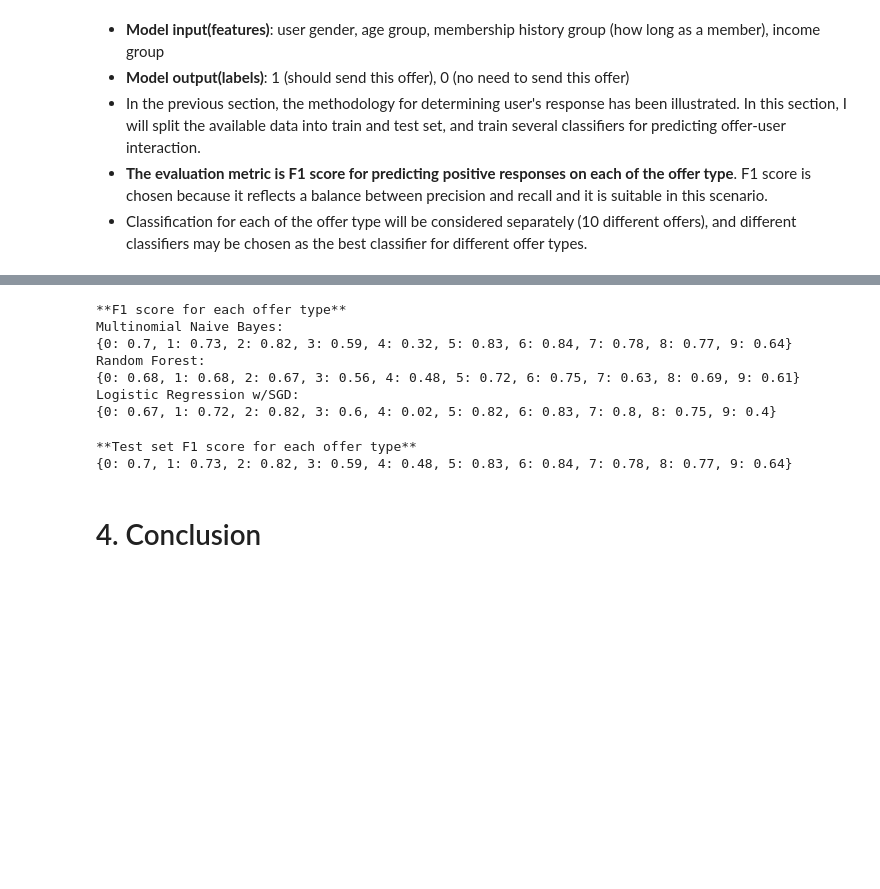
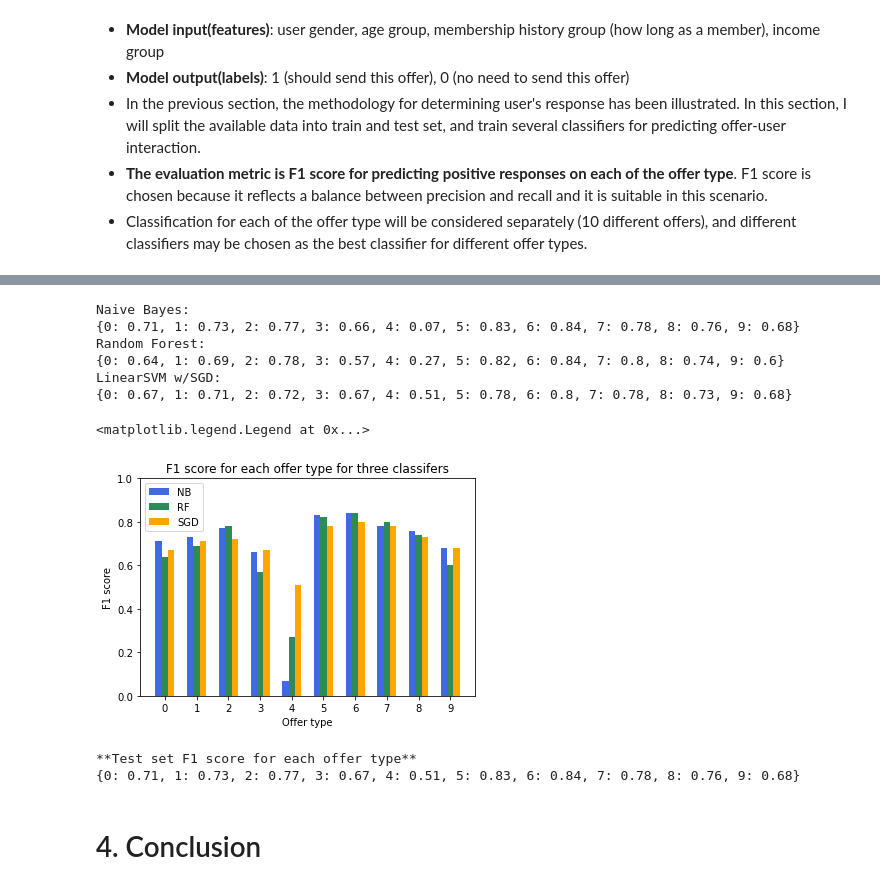
Before and after one commit to aeng1993/udacity_project_starbucks, a Jupyter notebook: Starbucks_Capstone.ipynb, the cells around one changed output, grey strips where cells are left out. Saved outputs shown, nothing was run; the diff lists cells and outputs as text; code cells hidden in the pictures; blank space fills up the shorter version.

Commit message:
update model

```diff
--- a/Starbucks_Capstone.ipynb
+++ b/Starbucks_Capstone.ipynb
@@ -713,32 +777,58 @@ def evaluate_model(Y_pred, Y_test=Y_test):
     return f1_dict
 
 # iterate through all three classifiers for comparison
-model = ['Multinomial Naive Bayes','Random Forest','Logistic Regression w/SGD']
-predicted = [Y_pred_nb, Y_pred_rf, Y_pred_sgd]
+pred_model = [Y_pred_nb, Y_pred_rf, Y_pred_sgd]
+name_model = ['Naive Bayes', 'Random Forest', 'LinearSVM w/SGD']
+dict_list = []
 
-print('**Test set F1 score for each offer type**')
-for Y_pred,name in zip(predicted,model):
+for Y_pred, name in zip(pred_model, name_model):
     f1_dict = evaluate_model(Y_pred)
-    print('{}:'.format(name))
-    print(f1_dict)
+    print('{}:\n{}'.format(name, f1_dict))
+    dict_list.append(f1_dict)
+
+# store the f1 score in lists for visualization
+f1_nb = [v for k,v in dict_list[0].items()]
+f1_rf = [v for k,v in dict_list[1].items()]
+f1_sgd = [v for k,v in dict_list[2].items()]
 # %% [output]
-**F1 score for each offer type**
-Multinomial Naive Bayes:
-{0: 0.7, 1: 0.73, 2: 0.82, 3: 0.59, 4: 0.32, 5: 0.83, 6: 0.84, 7: 0.78, 8: 0.77, 9: 0.64}
+Naive Bayes:
+{0: 0.71, 1: 0.73, 2: 0.77, 3: 0.66, 4: 0.07, 5: 0.83, 6: 0.84, 7: 0.78, 8: 0.76, 9: 0.68}
 Random Forest:
-{0: 0.68, 1: 0.68, 2: 0.67, 3: 0.56, 4: 0.48, 5: 0.72, 6: 0.75, 7: 0.63, 8: 0.69, 9: 0.61}
-Logistic Regression w/SGD:
-{0: 0.67, 1: 0.72, 2: 0.82, 3: 0.6, 4: 0.02, 5: 0.82, 6: 0.83, 7: 0.8, 8: 0.75, 9: 0.4}
+{0: 0.64, 1: 0.69, 2: 0.78, 3: 0.57, 4: 0.27, 5: 0.82, 6: 0.84, 7: 0.8, 8: 0.74, 9: 0.6}
+LinearSVM w/SGD:
+{0: 0.67, 1: 0.71, 2: 0.72, 3: 0.67, 4: 0.51, 5: 0.78, 6: 0.8, 7: 0.78, 8: 0.73, 9: 0.68}
+# %%
+# Visualization of the results
+
+ind = np.arange(10)
+width = 0.20
+fig = plt.figure()
+ax = fig.add_subplot(111)
+bar_nb = ax.bar(ind-width, f1_nb, width, color='royalblue')
+bar_rf = ax.bar(ind, f1_rf, width, color='seagreen')
+bar_sgd = ax.bar(ind+width, f1_sgd, width, color='orange')
+
+ax.set_xlabel('Offer type')
+ax.set_ylabel('F1 score')
+ax.set_title('F1 score for each offer type for three classifers')
+ax.set_xticks(ind)
+ax.set_xticklabels( ('0','1','2','3','4','5','6','7','8','9') )
+ax.set_ylim([0,1])
+
+ax.legend( (bar_nb[0], bar_rf[0], bar_sgd[0]), ('NB', 'RF', 'SGD') )
+# %% [output]
+<matplotlib.legend.Legend at 0x...>
+[figure, added]
 # %%
 # MultinomialNB classfier generally performs the best among the three
-# However, RandomForest outperforms MultinomialNB for predicting responses of offer 4
-# Therefore, define a function below to use RandomForest to predcit offer 4, and MultinomialNB for all the rest.
+# However, LinearSVM with SGD learning outperforms MultinomialNB for predicting responses of offer 3,4
+# Therefore, define a function below to combine them for predictions
 
-def best_classifier(X, clf_rf=clf_rf, clf_nb=clf_nb):
+def best_classifier(X, clf_sgd=clf_sgd, clf_nb=clf_nb, clf_rf=clf_rf):
     '''
     Input:
     X -- user-feature dataframe
-    clf_rf -- trained RandomForest classifier, used for predicting offer 4
+    clf_sgd -- trained LinearSVM classifier with SGD learning, used for predicting offer 3,4
     clf_nb -- trained MultinomialNB classifier, used for predicting rest of the offer types
     Output:
     Y_pred -- an array of predicted user responses for all offer type, row:user, column:offer type
@@ -746,12 +836,12 @@ def best_classifier(X, clf_rf=clf_rf, clf_nb=clf_nb):
 
     Y_pred = np.zeros((len(X),len(clf_nb.estimators_)))
 
-    for i,clf in enumerate(clf_rf.estimators_):
-        if i == 4:
-            Y_pred[:,4] = clf.predict(X)
+    for i,clf in enumerate(clf_sgd.estimators_):
+        if i in [3,4]:
+            Y_pred[:,i] = clf.predict(X)
 
     for i,clf in enumerate(clf_nb.estimators_):
-        if i != 4:
+        if i not in [3,4]:
             Y_pred[:,i] = clf.predict(X)
 
     return Y_pred
@@ -763,7 +853,7 @@ print('**Test set F1 score for each offer type**')
 print(f1_dict)
 # %% [output]
 **Test set F1 score for each offer type**
-{0: 0.7, 1: 0.73, 2: 0.82, 3: 0.59, 4: 0.48, 5: 0.83, 6: 0.84, 7: 0.78, 8: 0.77, 9: 0.64}
+{0: 0.71, 1: 0.73, 2: 0.77, 3: 0.67, 4: 0.51, 5: 0.83, 6: 0.84, 7: 0.78, 8: 0.76, 9: 0.68}
 # %%
 # Pickle the two classifiers to use in the web application
 
```
Also changed, not shown: parts of 11 cells of this notebook, 3 other files.
